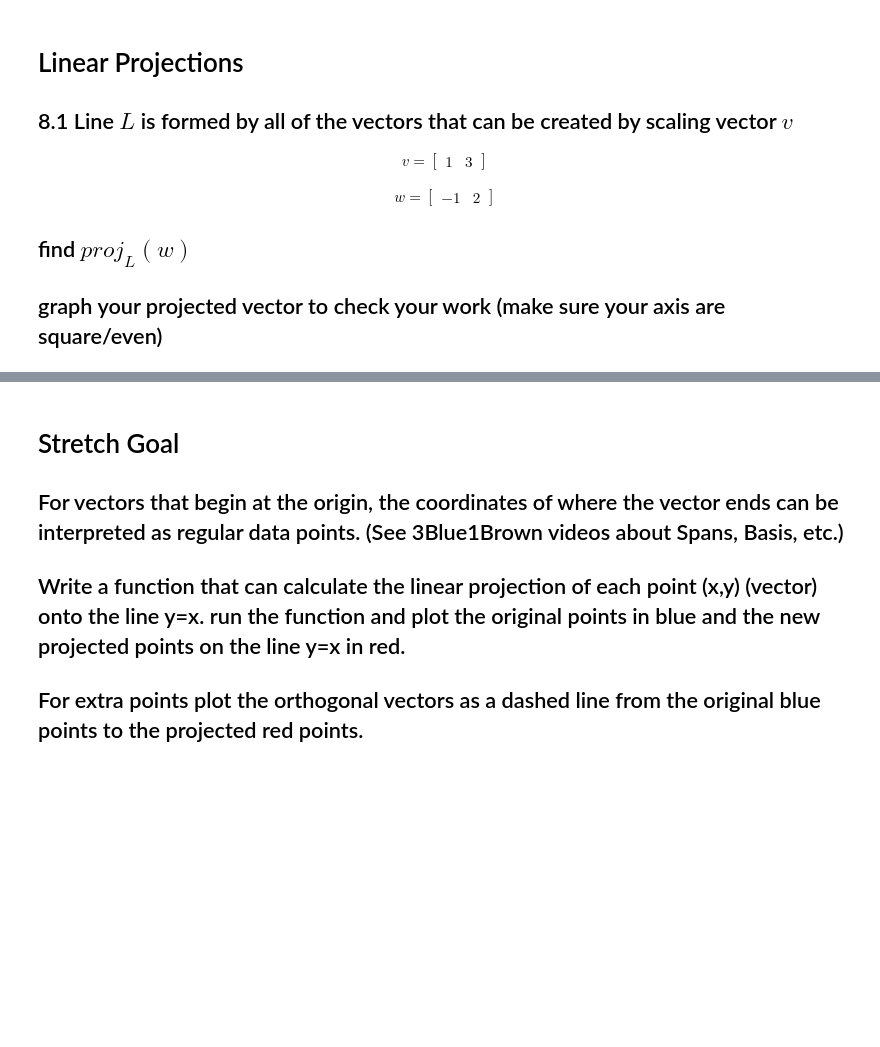
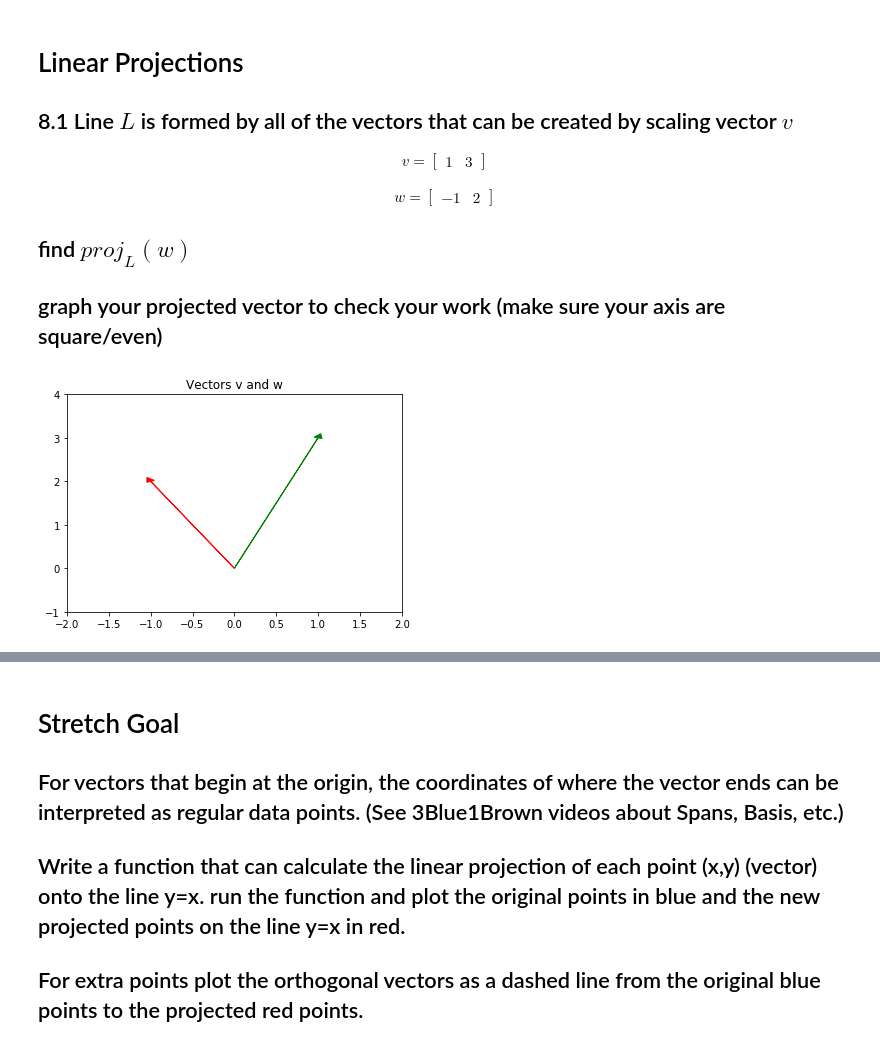
Before and after one commit to AdrianduPlessis/DS-Unit-1-Sprint-4-Linear-Algebra, a Jupyter notebook: module2-intermediate-linear-algebra/Intermediate_Linear_Algebra_Assignment.ipynb, the cells around one changed output, grey strips where cells are left out. Drawn from its saved outputs; the diff is of its cells as text; code cells hidden in the pictures; blank space fills up the shorter version.

```diff
--- a/module2-intermediate-linear-algebra/Intermediate_Linear_Algebra_Assignment.ipynb
+++ b/module2-intermediate-linear-algebra/Intermediate_Linear_Algebra_Assignment.ipynb
@@ -295,3 +317,16 @@ w = \begin{bmatrix} -1 & 2 \end{bmatrix}
 ## find $proj_{L}(w)$
 
 ## graph your projected vector to check your work (make sure your axis are square/even)
+# %%
+v = [1,3]
+w = [-1, 2]
+# %%
+#Plot the Vectors to help interpret the problem
+plt.arrow(0,0, v[0], v[1], head_width=0.1, head_length=0.1, color='green')
+plt.arrow(0,0, w[0], w[1], head_width=0.1, head_length=0.1, color='red')
+plt.xlim(-2, 2)
+plt.ylim(-1, 4)
+plt.title("Vectors v and w")
+plt.show()
+# %% [output]
+[figure, added]
```
Also changed, not shown: parts of 5 cells of this notebook.
